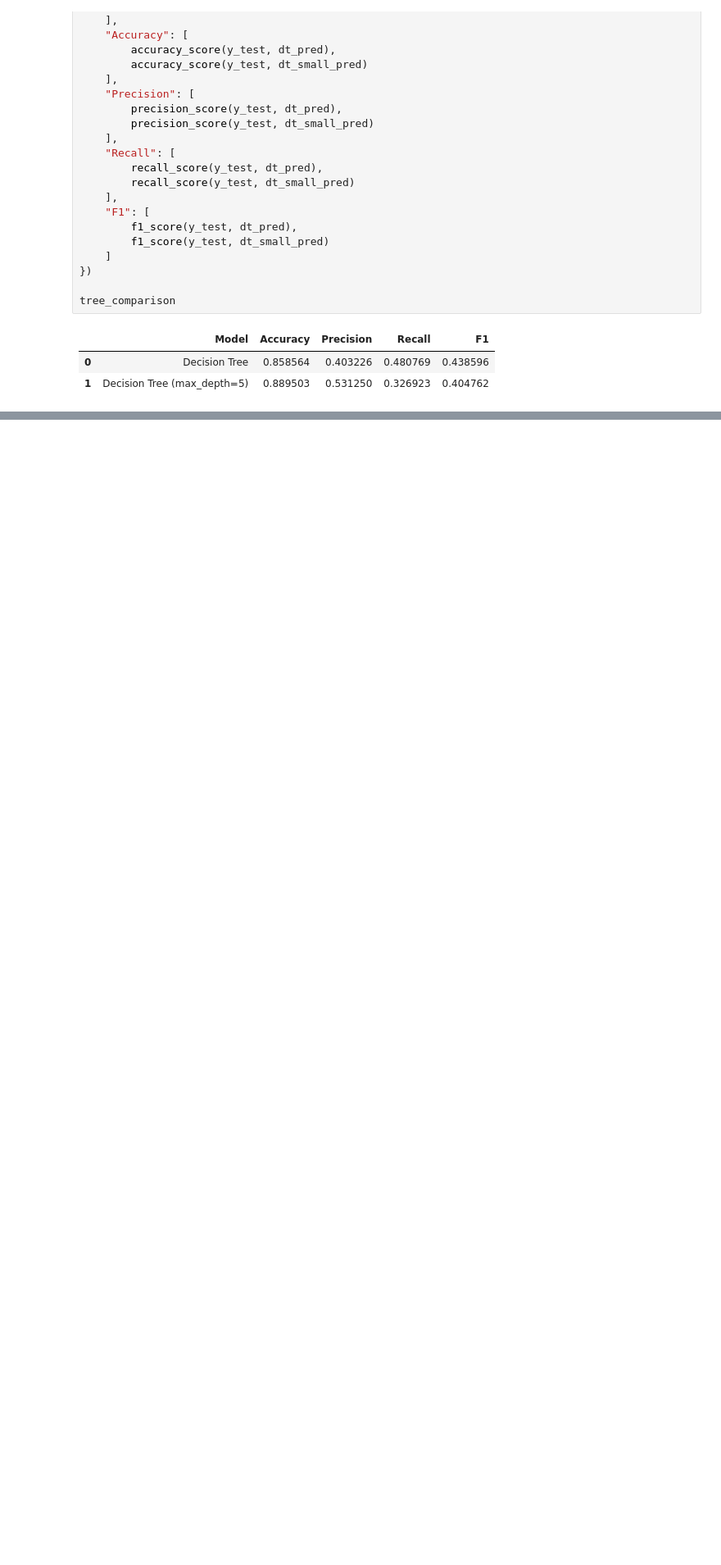
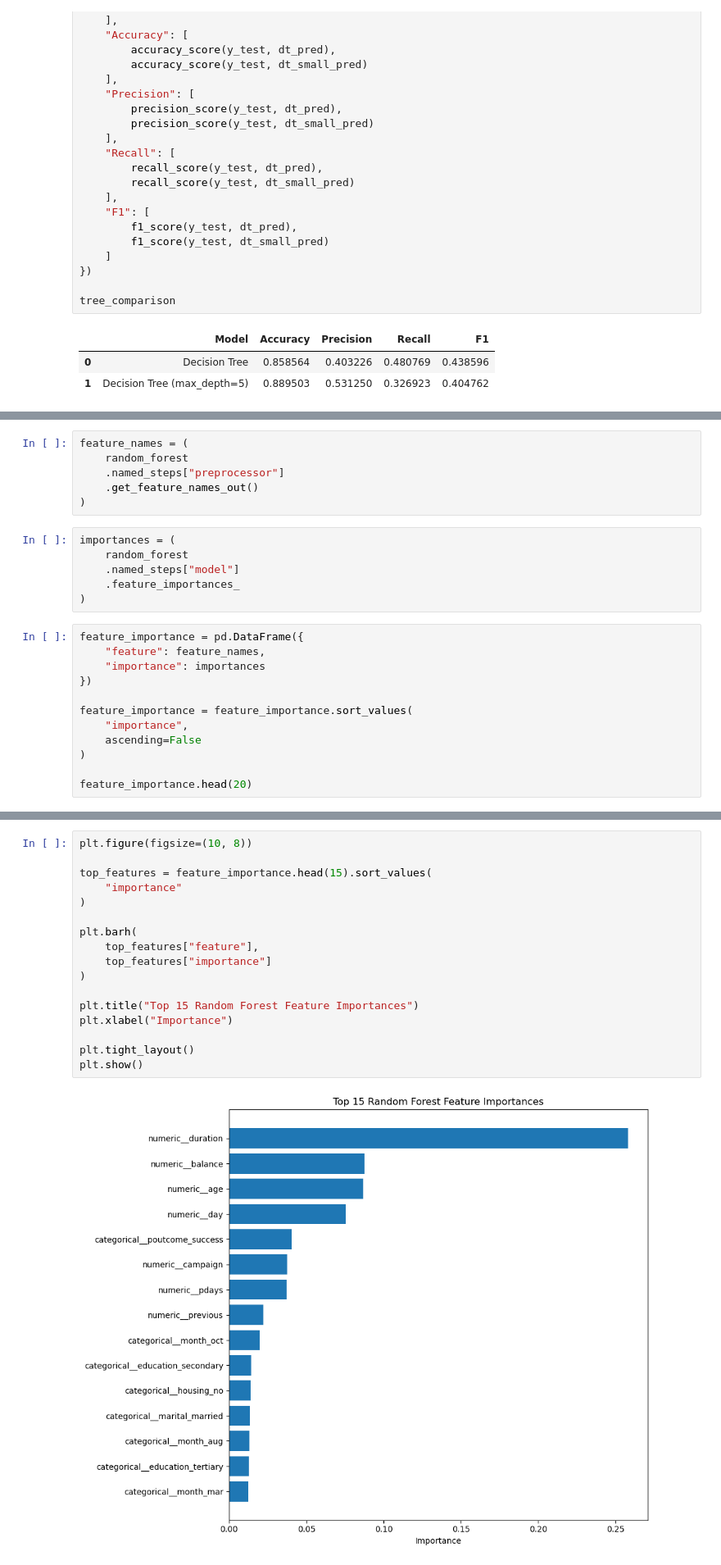
Before and after one commit to ali84mlk/tabular-ml-study, a Jupyter notebook: notebooks/01_initial_exploration.ipynb, the cells around one changed output, grey strips where cells are left out. Shown at 82% size. Drawn from its saved outputs; the diff is of its cells as text; blank space fills up the shorter version.

```diff
--- a/notebooks/01_initial_exploration.ipynb
+++ b/notebooks/01_initial_exploration.ipynb
@@ -709,0 +799,24 @@ tree_comparison
+# %%
+feature_names = (
+    random_forest
+    .named_steps["preprocessor"]
+    .get_feature_names_out()
+)
+# %%
+importances = (
+    random_forest
+    .named_steps["model"]
+    .feature_importances_
+)
+# %%
+feature_importance = pd.DataFrame({
+    "feature": feature_names,
+    "importance": importances
+})
+
+feature_importance = feature_importance.sort_values(
+    "importance",
+    ascending=False
+)
+
+feature_importance.head(20)
@@ -709,0 +841,19 @@ tree_comparison
+# %%
+plt.figure(figsize=(10, 8))
+
+top_features = feature_importance.head(15).sort_values(
+    "importance"
+)
+
+plt.barh(
+    top_features["feature"],
+    top_features["importance"]
+)
+
+plt.title("Top 15 Random Forest Feature Importances")
+plt.xlabel("Importance")
+
+plt.tight_layout()
+plt.show()
+# %% [output]
+[figure, added]
```
Also changed, not shown: parts of 10 cells of this notebook.
